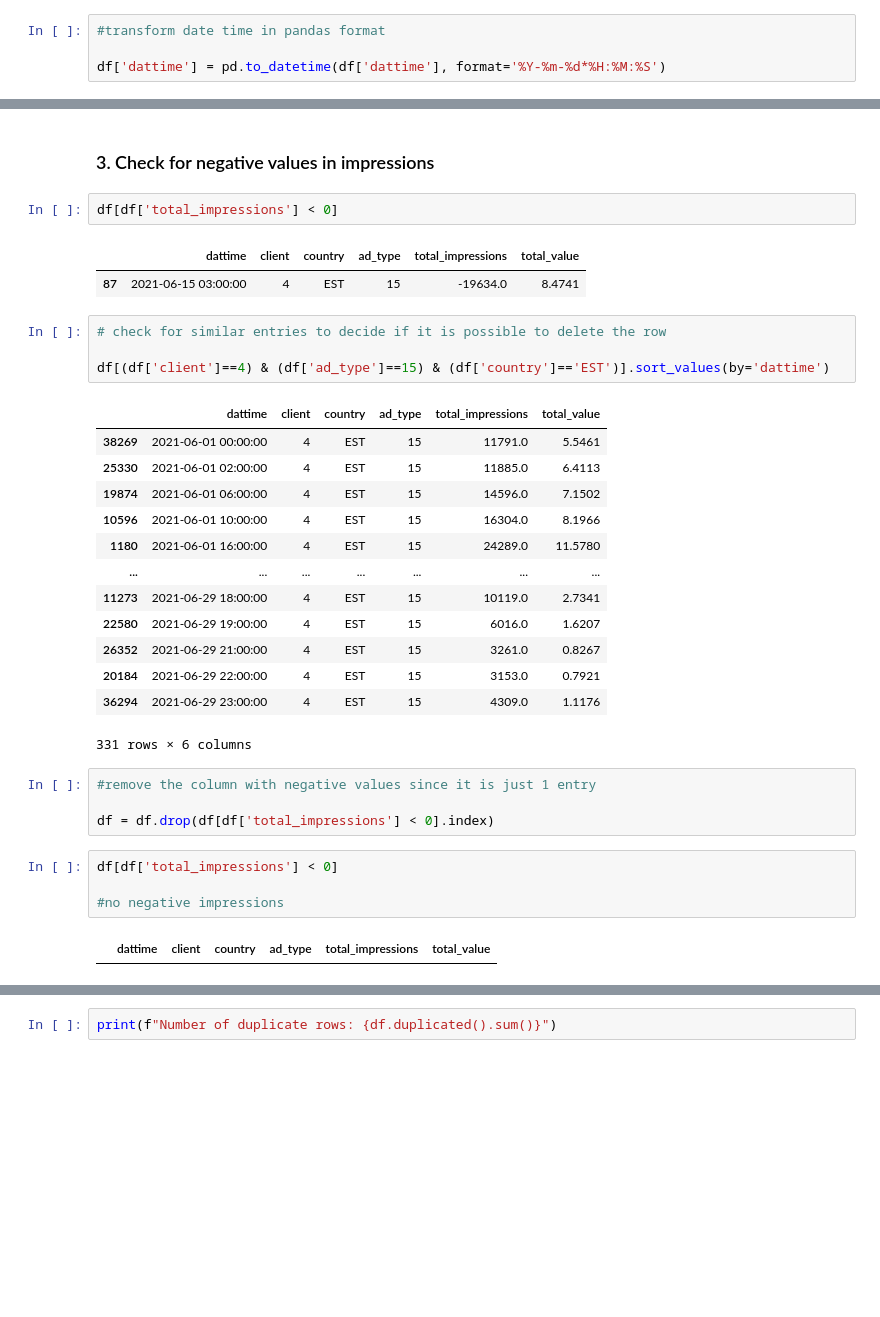
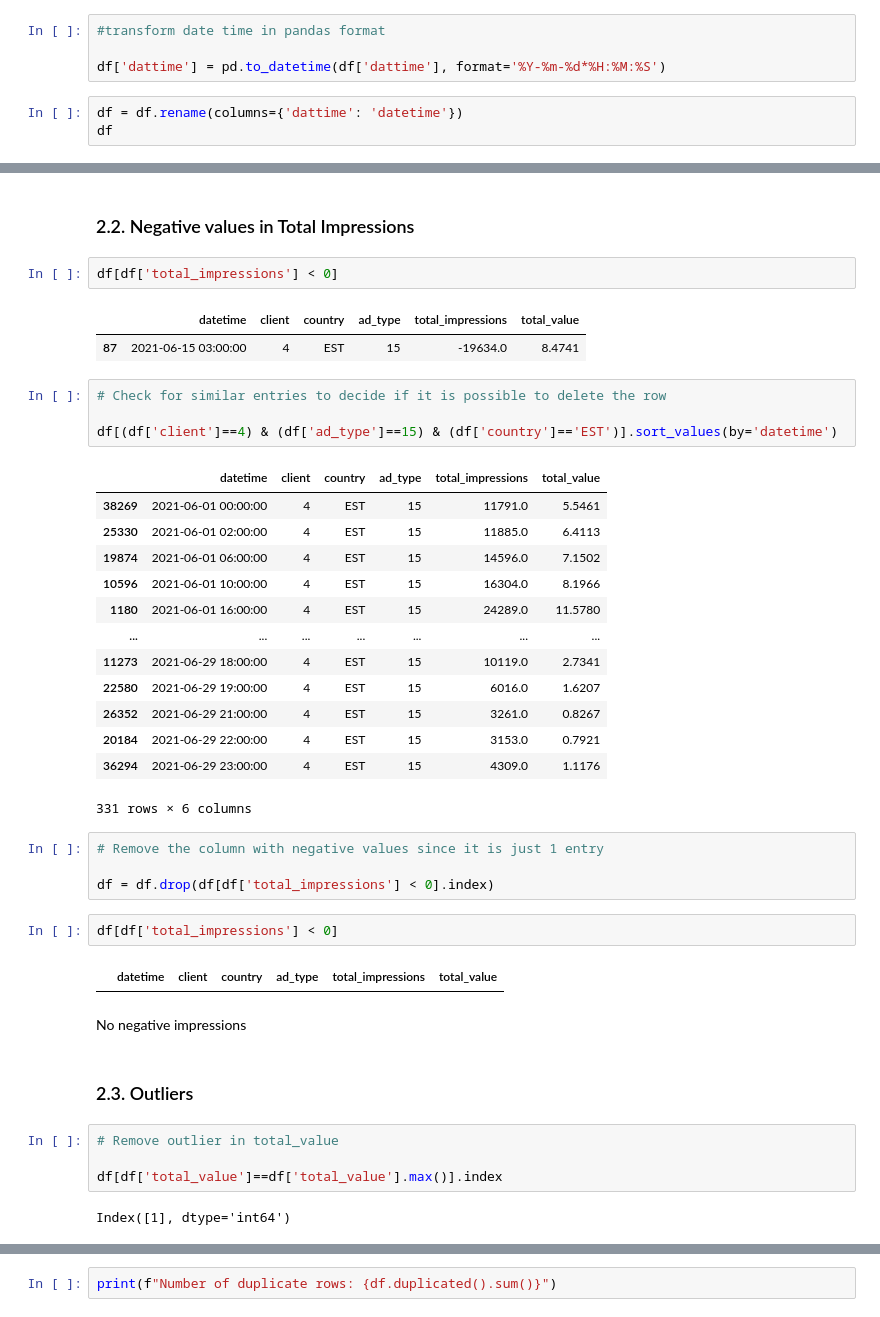
Before and after one commit to pablecastel/ExClick, a Jupyter notebook: Exo_click_test.ipynb, the cells around one changed output, grey strips where cells are left out. Cells and saved outputs as stored; diff of their text form; blank space fills up the shorter version.

```diff
--- a/Exo_click_test.ipynb
+++ b/Exo_click_test.ipynb
@@ -144,3 +163,6 @@ Name: dattime, Length: 96223, dtype: object
 #transform date time in pandas format
 
 df['dattime'] = pd.to_datetime(df['dattime'], format='%Y-%m-%d*%H:%M:%S')
+# %%
+df = df.rename(columns={'dattime': 'datetime'})
+df
@@ -147,16 +183,16 @@ df['dattime'] = pd.to_datetime(df['dattime'], format='%Y-%m-%d*%H:%M:%S')
 # %% [markdown]
-### 3. Check for negative values in impressions
+### 2.2. Negative values in Total Impressions
 # %%
 df[df['total_impressions'] < 0]
 # %% [output]
-|  | dattime | client | country | ad_type | total_impressions | total_value |
+|  | datetime | client | country | ad_type | total_impressions | total_value |
 | 87 | 2021-06-15 03:00:00 | 4 | EST | 15 | -19634.0 | 8.4741 |
 # %%
-# check for similar entries to decide if it is possible to delete the row
+# Check for similar entries to decide if it is possible to delete the row
 
-df[(df['client']==4) & (df['ad_type']==15) & (df['country']=='EST')].sort_values(by='dattime')
+df[(df['client']==4) & (df['ad_type']==15) & (df['country']=='EST')].sort_values(by='datetime')
 # %% [output]
-|  | dattime | client | country | ad_type | total_impressions | total_value |
+|  | datetime | client | country | ad_type | total_impressions | total_value |
 | 38269 | 2021-06-01 00:00:00 | 4 | EST | 15 | 11791.0 | 5.5461 |
 | 25330 | 2021-06-01 02:00:00 | 4 | EST | 15 | 11885.0 | 6.4113 |
 | 19874 | 2021-06-01 06:00:00 | 4 | EST | 15 | 14596.0 | 7.1502 |
@@ -170,12 +206,20 @@ df[(df['client']==4) & (df['ad_type']==15) & (df['country']=='EST')].sort_values
 | 36294 | 2021-06-29 23:00:00 | 4 | EST | 15 | 4309.0 | 1.1176 |
 331 rows × 6 columns
 # %%
-#remove the column with negative values since it is just 1 entry
+# Remove the column with negative values since it is just 1 entry
 
 df = df.drop(df[df['total_impressions'] < 0].index)
 # %%
 df[df['total_impressions'] < 0]
-
-#no negative impressions
 # %% [output]
-|  | dattime | client | country | ad_type | total_impressions | total_value |
+|  | datetime | client | country | ad_type | total_impressions | total_value |
+# %% [markdown]
+No negative impressions
+# %% [markdown]
+### 2.3. Outliers
+# %%
+# Remove outlier in total_value
+
+df[df['total_value']==df['total_value'].max()].index
+# %% [output]
+Index([1], dtype='int64')
```
Also changed, not shown: parts of 46 cells of this notebook, 2 other files.
